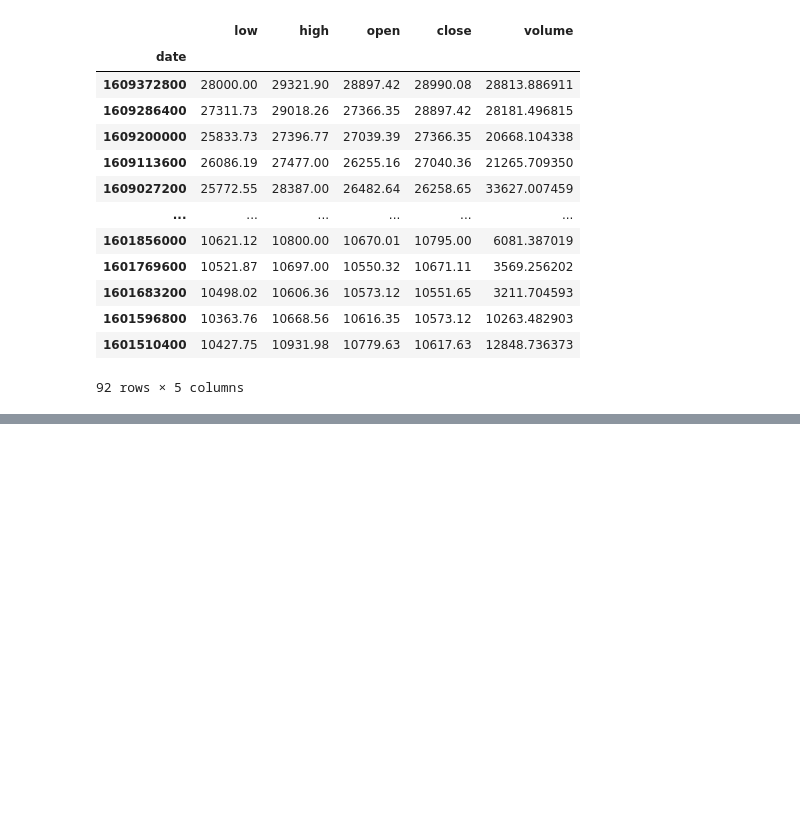
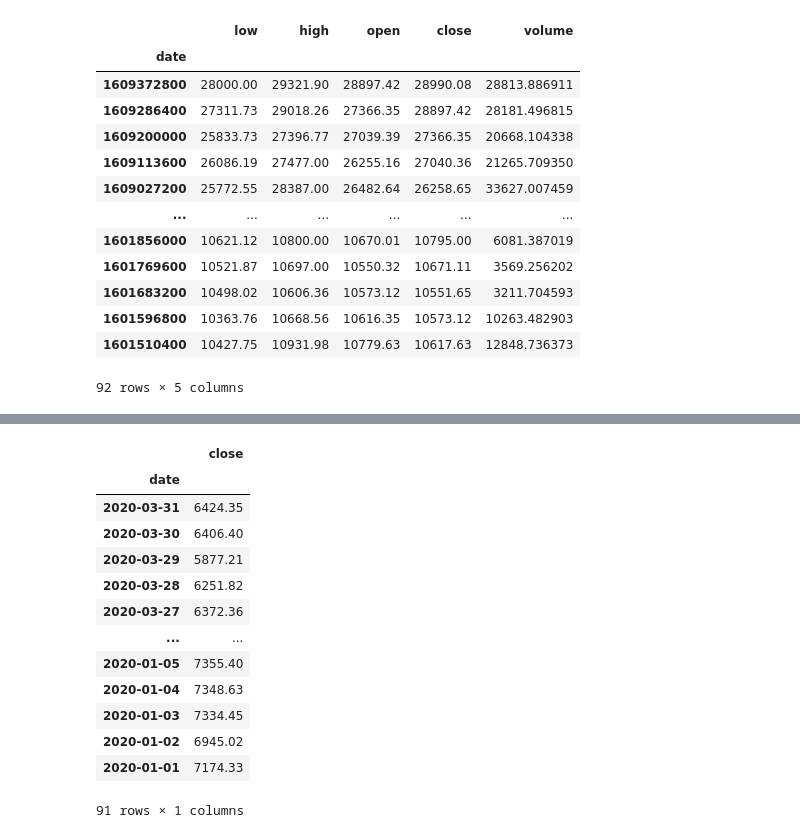
Before and after one commit to haege101/2020-Government-Expenditure-Correlation-Project, a Jupyter notebook: Project 1 Group Code.ipynb, the cells around one changed output, grey strips where cells are left out. Cells and saved outputs as stored; diff of their text form; code cells hidden in the pictures; blank space fills up the shorter version.

```diff
--- a/Project 1 Group Code.ipynb
+++ b/Project 1 Group Code.ipynb
@@ -169,0 +188,5 @@ btc_df_q4 = btc_df_q4.iloc[:,[0, 4]]
+# %%
+
+eth_df_q1.columns = ["date", "low", "high", "open", "close", "volume"]
+# %%
+eth_df_q1.set_index("date")
@@ -169,0 +208,21 @@ btc_df_q4 = btc_df_q4.iloc[:,[0, 4]]
+# %%
+eth_df_q1["date"] = pd.to_datetime(eth_df_q1["date"], unit='s')
+# %%
+eth_df_q1 = eth_df_q1.iloc[:,[0, 4]]
+# %%
+eth_df_q1.set_index("date")
+# %% [output]
+|  | close |
+| date |  |
+| 2020-03-31 | 6424.35 |
+| 2020-03-30 | 6406.40 |
+| 2020-03-29 | 5877.21 |
+| 2020-03-28 | 6251.82 |
+| 2020-03-27 | 6372.36 |
+| ... | ... |
+| 2020-01-05 | 7355.40 |
+| 2020-01-04 | 7348.63 |
+| 2020-01-03 | 7334.45 |
+| 2020-01-02 | 6945.02 |
+| 2020-01-01 | 7174.33 |
+91 rows × 1 columns
```
Also changed, not shown: parts of 27 cells of this notebook.
